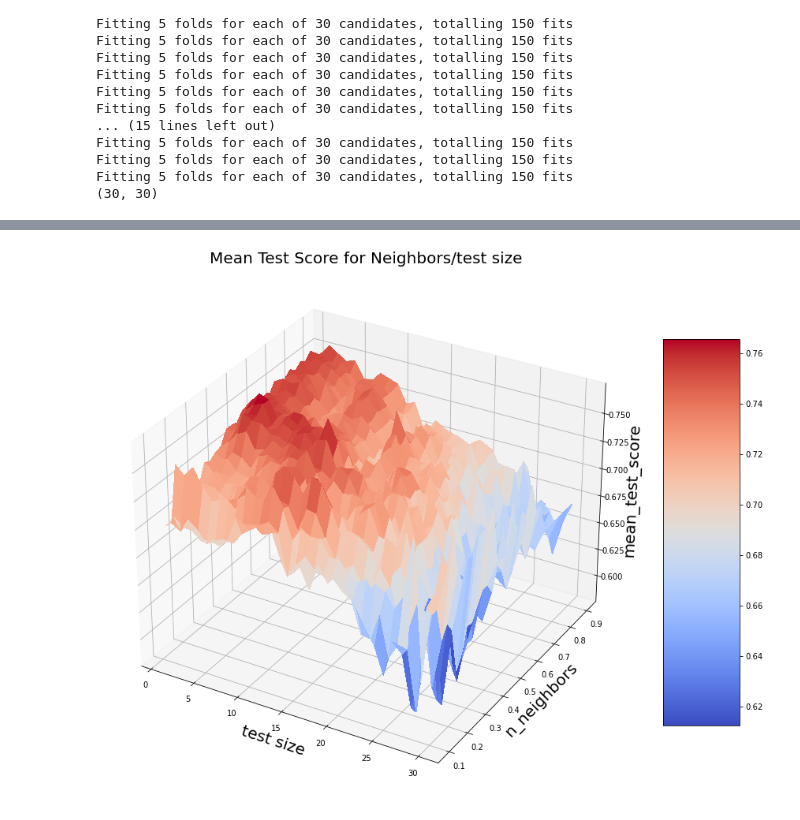
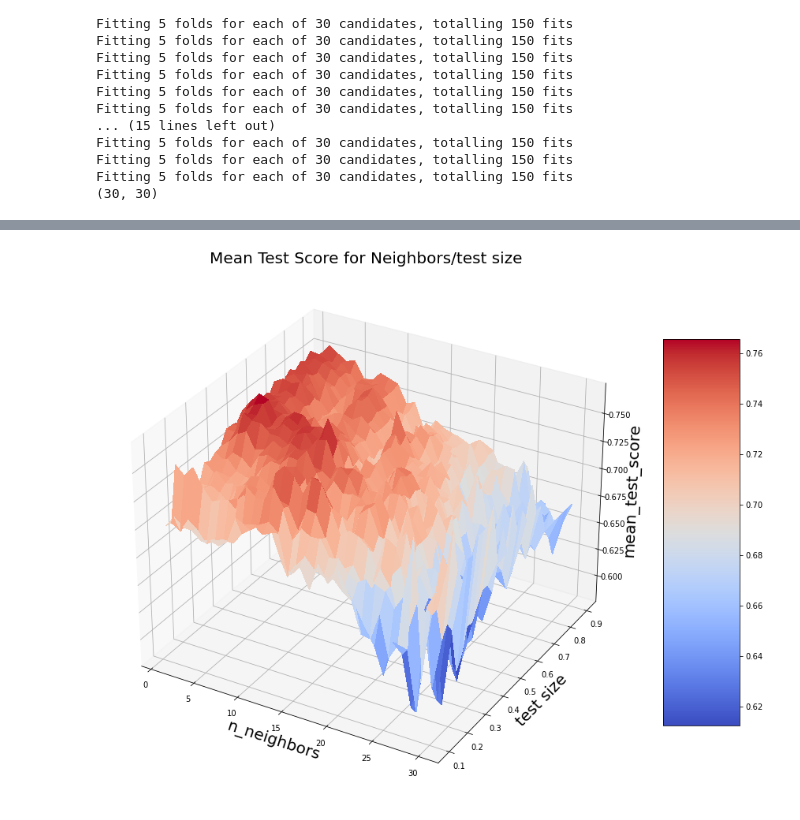
Before and after one commit to BlasFerreira/Machine_Learning, a Jupyter notebook: Supervised/Clasification/1_K_Nearest_Neighbor/1_Diabetes Case/KNN Diabetes.ipynb, the cells around one changed output, grey strips where cells are left out. Cells and saved outputs as stored; diff of their text form; code cells hidden in the pictures.

```diff
--- a/Supervised/Clasification/1_K_Nearest_Neighbor/1_Diabetes Case/KNN Diabetes.ipynb
+++ b/Supervised/Clasification/1_K_Nearest_Neighbor/1_Diabetes Case/KNN Diabetes.ipynb
@@ -704,16 +704,16 @@ pd.DataFrame.from_dict(scores)
 # %%
 f = plt.figure(figsize=(15,15))
 axi = f.gca(projection = '3d')
 x = tsize
-axi.set_xlabel('test size', size = 20)
+axi.set_ylabel('test size', size = 20)
 y = np.arange(1,31)
-axi.set_ylabel('n_neighbors', size = 20)
+axi.set_xlabel('n_neighbors', size = 20)
 x,y = np.meshgrid(x,y)
 z = b
 axi.set_zlabel('mean_test_score', size = 20)
 figura = axi.plot_surface(y,x,z, cmap=cm.coolwarm, linewidth=0, antialiased=False)
 f.colorbar(figura, shrink=0.6, aspect=5)
 plt.title('Mean Test Score for Neighbors/test size',size = 20)
 plt.show()
 # %% [output]
-[figure, old version]
+[figure, new version]
```
Also changed, not shown: parts of 2 cells of this notebook, 9 other files.
